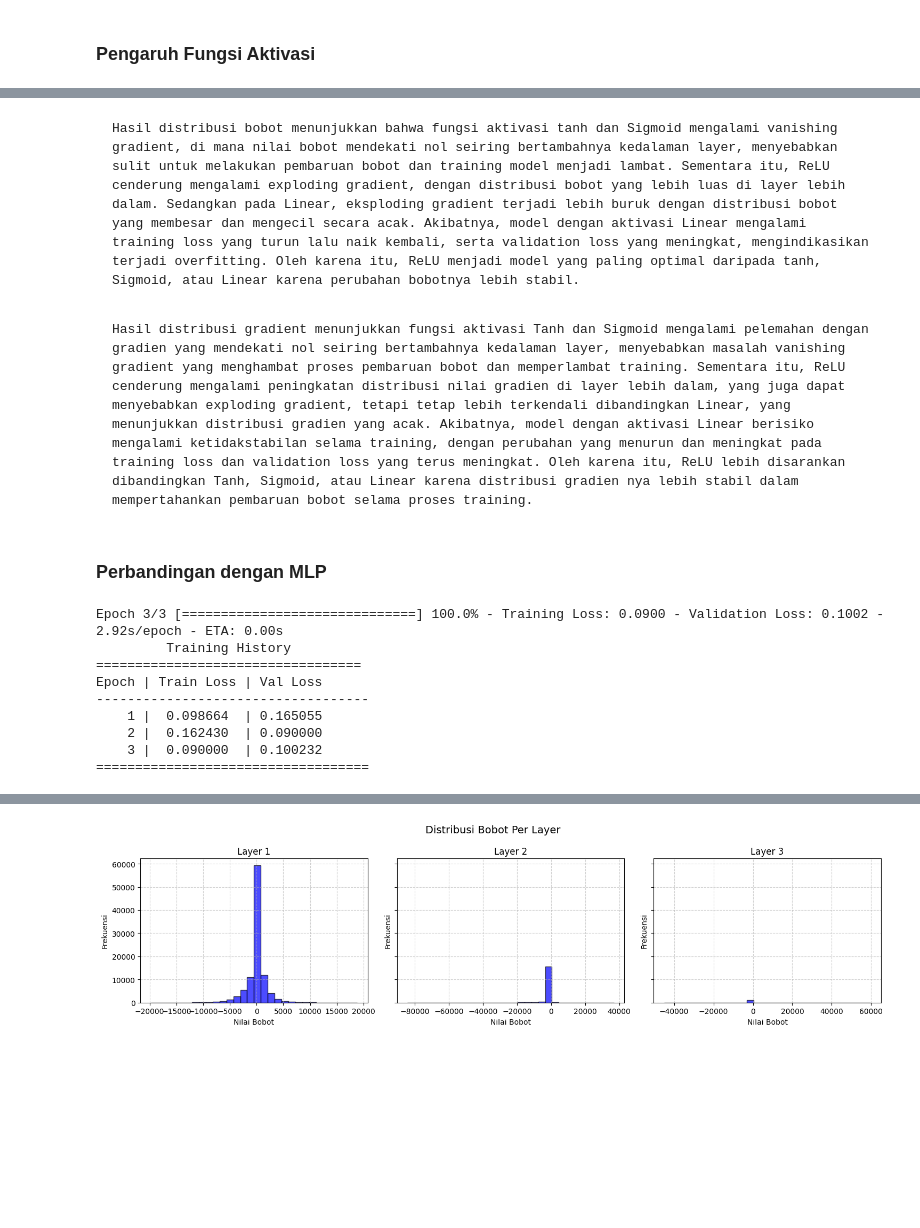
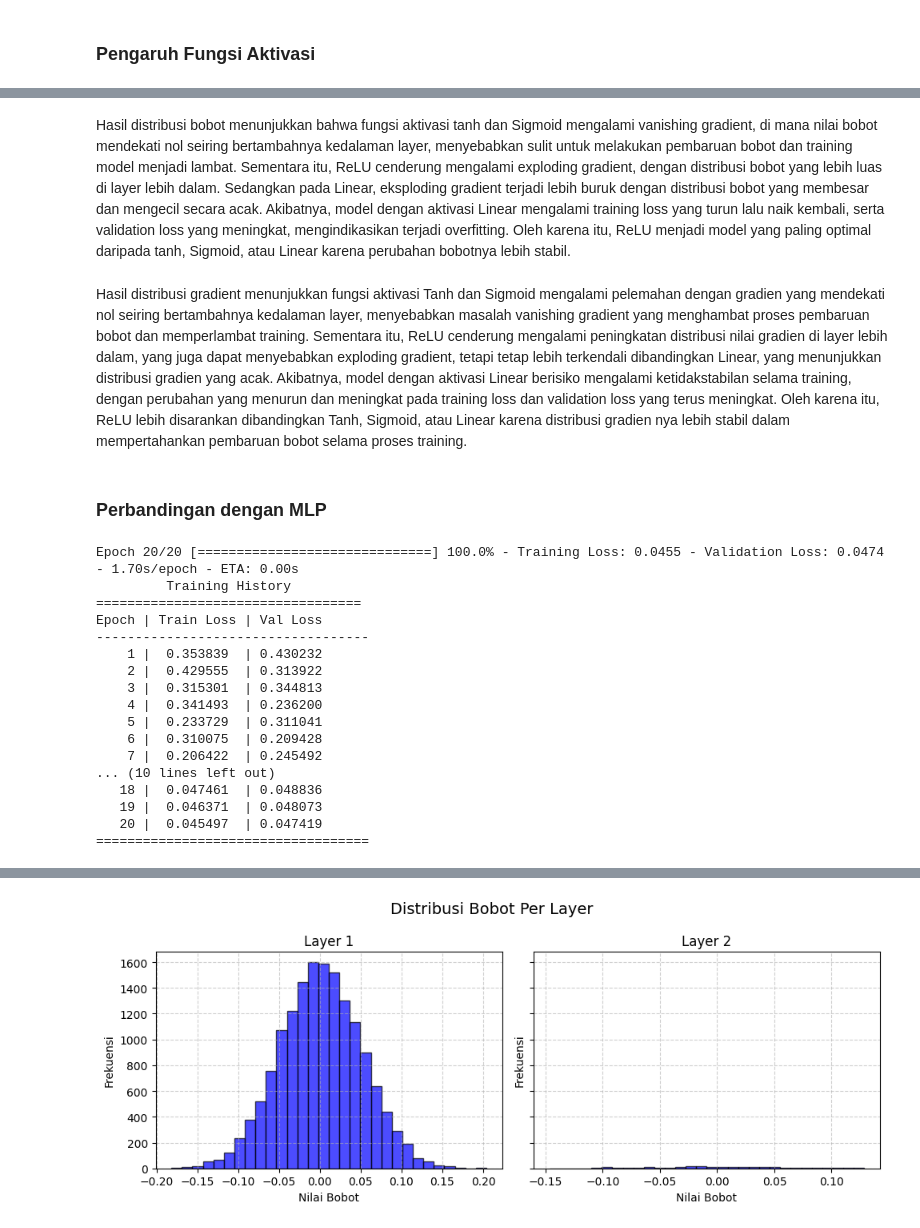
Before and after one commit to debrinashika/FFNN-Machine-Learning, a Jupyter notebook: src/Tubes_ML.ipynb, the cells around one changed output, grey strips where cells are left out. Drawn from its saved outputs; the diff is of its cells as text; code cells hidden in the pictures; blank space fills up the shorter version.

```diff
--- a/src/Tubes_ML.ipynb
+++ b/src/Tubes_ML.ipynb
@@ -20,6 +20,12 @@ def relu(x):
 
 def sigmoid(x):
     return 1 / (1 + np.exp(-x))
+
+def swish(x):
+    return x / (1 + np.exp(-x))
+
+def elu(x, alpha=1.0):
+    return np.where(x > 0, x, alpha * (np.exp(x) - 1))
 # %% [markdown]
 ### Function Derivative
 # %%
@@ -142,3 +160,14 @@ class Layers:
+# %%
+import numpy as np
+
+class RMSNorm:
+    def __init__(self, d: int, epsilon: float = 1e-8):
+        self.epsilon = epsilon
+        self.gamma = np.ones(d)
+
+    def forward(self, x: np.ndarray) -> np.ndarray:
+        rms = np.sqrt(np.mean(x ** 2, axis=-1, keepdims=True) + self.epsilon)
+        return (x / rms) * self.gamma
 # %% [markdown]
 ### FFNN Model
 # %%
@@ -527,11 +586,11 @@ Data loaded in 17.49 seconds.
 # %%
-def train_ffnn(depth, width, learning_rate, activation, weight_init):
-    ffnn = FFNN(batch_size=train_samples, learning_rate=learning_rate, epoch=3, verbose=1, loss_func='mse', weight_init=weight_init, seed=42)
+def train_ffnn(depth, width, learning_rate, activation, weight_init, norm=False, regularization=None):
+    ffnn = FFNN(batch_size=train_samples, learning_rate=learning_rate, epoch=20, verbose=1, loss_func='mse', weight_init=weight_init, seed=42, norm=norm, regularization=regularization)
 
     for _ in range(depth - 1):
         ffnn.addHiddenLayer(Layers(n_inputs=784 if _ == 0 else width, n_neurons=width, activ_func=activation))
 
-    output_layer = Layers(n_inputs=width, n_neurons=10, activ_func=softmax)
+    output_layer = Layers(n_inputs=width, n_neurons=10, activ_func=tanh)
     ffnn.addHiddenLayer(output_layer)
 
     ffnn.addInputTarget(X_train.tolist(), X_test, y_train_oh.tolist(), y_test_oh.tolist())
@@ -836,27 +1000,35 @@ Epoch | Train Loss | Val Loss
 # %% [markdown]
-    Hasil distribusi bobot menunjukkan bahwa fungsi aktivasi tanh dan Sigmoid mengalami vanishing gradient, di mana nilai bobot mendekati nol seiring bertambahnya kedalaman layer, menyebabkan sulit untuk melakukan pembaruan bobot dan training model menjadi lambat. Sementara itu, ReLU cenderung mengalami exploding gradient, dengan distribusi bobot yang lebih luas di layer lebih dalam. Sedangkan pada Linear, eksploding gradient terjadi lebih buruk dengan distribusi bobot yang membesar dan mengecil secara acak. Akibatnya, model dengan aktivasi Linear mengalami training loss yang turun lalu naik kembali, serta validation loss yang meningkat, mengindikasikan terjadi overfitting. Oleh karena itu, ReLU menjadi model yang paling optimal daripada tanh, Sigmoid, atau Linear karena perubahan bobotnya lebih stabil.
+Hasil distribusi bobot menunjukkan bahwa fungsi aktivasi tanh dan Sigmoid mengalami vanishing gradient, di mana nilai bobot mendekati nol seiring bertambahnya kedalaman layer, menyebabkan sulit untuk melakukan pembaruan bobot dan training model menjadi lambat. Sementara itu, ReLU cenderung mengalami exploding gradient, dengan distribusi bobot yang lebih luas di layer lebih dalam. Sedangkan pada Linear, eksploding gradient terjadi lebih buruk dengan distribusi bobot yang membesar dan mengecil secara acak. Akibatnya, model dengan aktivasi Linear mengalami training loss yang turun lalu naik kembali, serta validation loss yang meningkat, mengindikasikan terjadi overfitting. Oleh karena itu, ReLU menjadi model yang paling optimal daripada tanh, Sigmoid, atau Linear karena perubahan bobotnya lebih stabil.
 # %% [markdown]
-    Hasil distribusi gradient menunjukkan fungsi aktivasi Tanh dan Sigmoid mengalami pelemahan dengan gradien yang mendekati nol seiring bertambahnya kedalaman layer, menyebabkan masalah vanishing gradient yang menghambat proses pembaruan bobot dan memperlambat training. Sementara itu, ReLU cenderung mengalami peningkatan distribusi nilai gradien di layer lebih dalam, yang juga dapat menyebabkan exploding gradient, tetapi tetap lebih terkendali dibandingkan Linear, yang menunjukkan distribusi gradien yang acak. Akibatnya, model dengan aktivasi Linear berisiko mengalami ketidakstabilan selama training, dengan perubahan yang menurun dan meningkat pada training loss dan validation loss yang terus meningkat. Oleh karena itu, ReLU lebih disarankan dibandingkan Tanh, Sigmoid, atau Linear karena distribusi gradien nya lebih stabil dalam mempertahankan pembaruan bobot selama proses training.
+Hasil distribusi gradient menunjukkan fungsi aktivasi Tanh dan Sigmoid mengalami pelemahan dengan gradien yang mendekati nol seiring bertambahnya kedalaman layer, menyebabkan masalah vanishing gradient yang menghambat proses pembaruan bobot dan memperlambat training. Sementara itu, ReLU cenderung mengalami peningkatan distribusi nilai gradien di layer lebih dalam, yang juga dapat menyebabkan exploding gradient, tetapi tetap lebih terkendali dibandingkan Linear, yang menunjukkan distribusi gradien yang acak. Akibatnya, model dengan aktivasi Linear berisiko mengalami ketidakstabilan selama training, dengan perubahan yang menurun dan meningkat pada training loss dan validation loss yang terus meningkat. Oleh karena itu, ReLU lebih disarankan dibandingkan Tanh, Sigmoid, atau Linear karena distribusi gradien nya lebih stabil dalam mempertahankan pembaruan bobot selama proses training.
 # %% [markdown]
 ### Perbandingan dengan MLP
 # %%
-depth = 3
-width = 128
-learning_rate = 0.01
-activation = relu
-weight_init = 'normal'
+depth = 2
+width = 20
+learning_rate = 0.001
+activation = tanh
+weight_init = 'xavier'
 
 ffnn, accuracy_ffnn = train_ffnn(depth=depth, width=width, learning_rate=learning_rate, activation=activation, weight_init=weight_init)
 
 y_pred_ffnn = ffnn.predict(X_test)
 y_pred_labels_ffnn = np.argmax(y_pred_ffnn, axis=1)
 # %% [output]
-Epoch 3/3 [==============================] 100.0% - Training Loss: 0.0900 - Validation Loss: 0.1002 - 2.92s/epoch - ETA: 0.00s
+Epoch 20/20 [==============================] 100.0% - Training Loss: 0.0455 - Validation Loss: 0.0474 - 1.70s/epoch - ETA: 0.00s
          Training History
 ==================================
 Epoch | Train Loss | Val Loss
 -----------------------------------
-    1 |  0.098664  | 0.165055
-    2 |  0.162430  | 0.090000
-    3 |  0.090000  | 0.100232
+    1 |  0.353839  | 0.430232
+    2 |  0.429555  | 0.313922
+    3 |  0.315301  | 0.344813
+    4 |  0.341493  | 0.236200
+    5 |  0.233729  | 0.311041
+    6 |  0.310075  | 0.209428
+    7 |  0.206422  | 0.245492
+... (10 lines left out)
+   18 |  0.047461  | 0.048836
+   19 |  0.046371  | 0.048073
+   20 |  0.045497  | 0.047419
 ===================================
@@ -864 +1036 @@ Epoch | Train Loss | Val Loss
-[figure, old version]
+[figure, new version]
```
Also changed, not shown: parts of 30 cells of this notebook.
